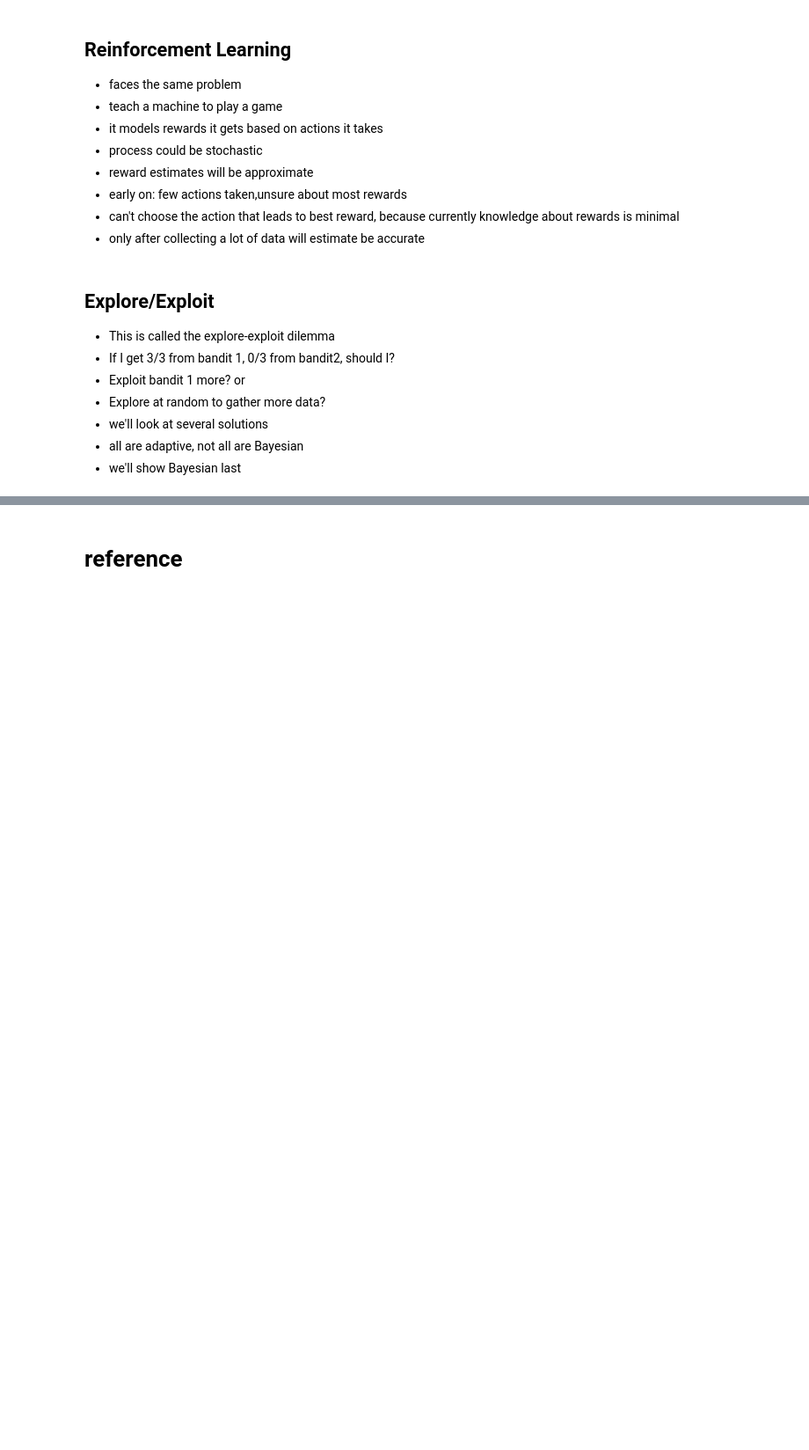
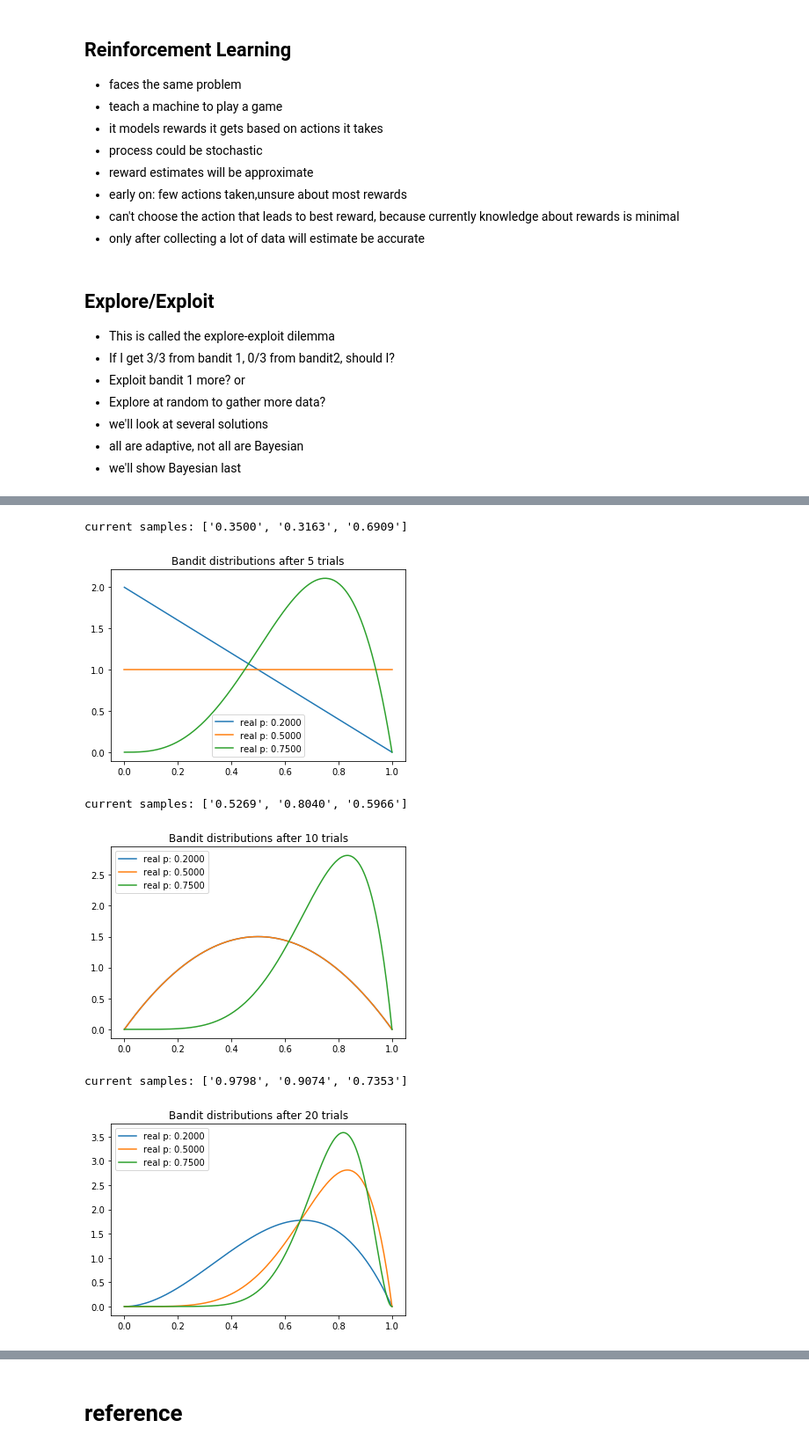
Before and after one commit to ai-mrkogao/deeplearning, a Jupyter notebook: 02.Bayesian ML AB Testing/Bayesian AB testing.ipynb, the cells around one changed output, grey strips where cells are left out. Shown at 88% size. Saved outputs shown, nothing was run; the diff lists cells and outputs as text; code cells hidden in the pictures; blank space fills up the shorter version.

```diff
--- a/02.Bayesian ML AB Testing/Bayesian AB testing.ipynb
+++ b/02.Bayesian ML AB Testing/Bayesian AB testing.ipynb
@@ -41,0 +394,80 @@
+# %%
+from __future__ import print_function, division
+from builtins import range
+# Note: you may need to update your version of future
+# sudo pip install -U future
+
+
+import matplotlib.pyplot as plt
+import numpy as np
+from scipy.stats import beta
+
+
+NUM_TRIALS = 2000
+BANDIT_PROBABILITIES = [0.2, 0.5, 0.75]
+
+
+class Bandit(object):
+  def __init__(self, p):
+    self.p = p
+    self.a = 1
+    self.b = 1
+
+  def pull(self):
+    return np.random.random() < self.p
+
+  def sample(self):
+    return np.random.beta(self.a, self.b)
+
+  def update(self, x):
+#     print("x {}".format(x))
+    self.a += x
+    self.b += 1 - x
+
+
+def plot(bandits, trial):
+  x = np.linspace(0, 1, 200)
+  for b in bandits:
+    y = beta.pdf(x, b.a, b.b)
+    plt.plot(x, y, label="real p: %.4f" % b.p)
+  plt.title("Bandit distributions after %s trials" % trial)
+  plt.legend()
+  plt.show()
+
+
+def experiment():
+  bandits = [Bandit(p) for p in BANDIT_PROBABILITIES]
+
+  sample_points = [5,10,20,50,100,200,500,1000,1500,1999]
+  for i in range(NUM_TRIALS):
+
+    # take a sample from each bandit
+    bestb = None
+    maxsample = -1
+    allsamples = [] # let's collect these just to print for debugging
+    for b in bandits:
+      sample = b.sample()
+      allsamples.append("%.4f" % sample)
+      if sample > maxsample:
+        maxsample = sample
+        bestb = b
+    if i in sample_points:
+      print("current samples: %s" % allsamples)
+      plot(bandits, i)
+
+    # pull the arm for the bandit with the largest sample
+    x = bestb.pull()
+
+    # update the distribution for the bandit whose arm we just pulled
+    bestb.update(x)
+
+
+if __name__ == "__main__":
+  experiment()
+# %% [output]
+current samples: ['0.3500', '0.3163', '0.6909']
+[figure, added]
+current samples: ['0.5269', '0.8040', '0.5966']
+[figure, added]
+current samples: ['0.9798', '0.9074', '0.7353']
+[figure, added]
```
Also changed, not shown: parts of 58 cells of this notebook.
